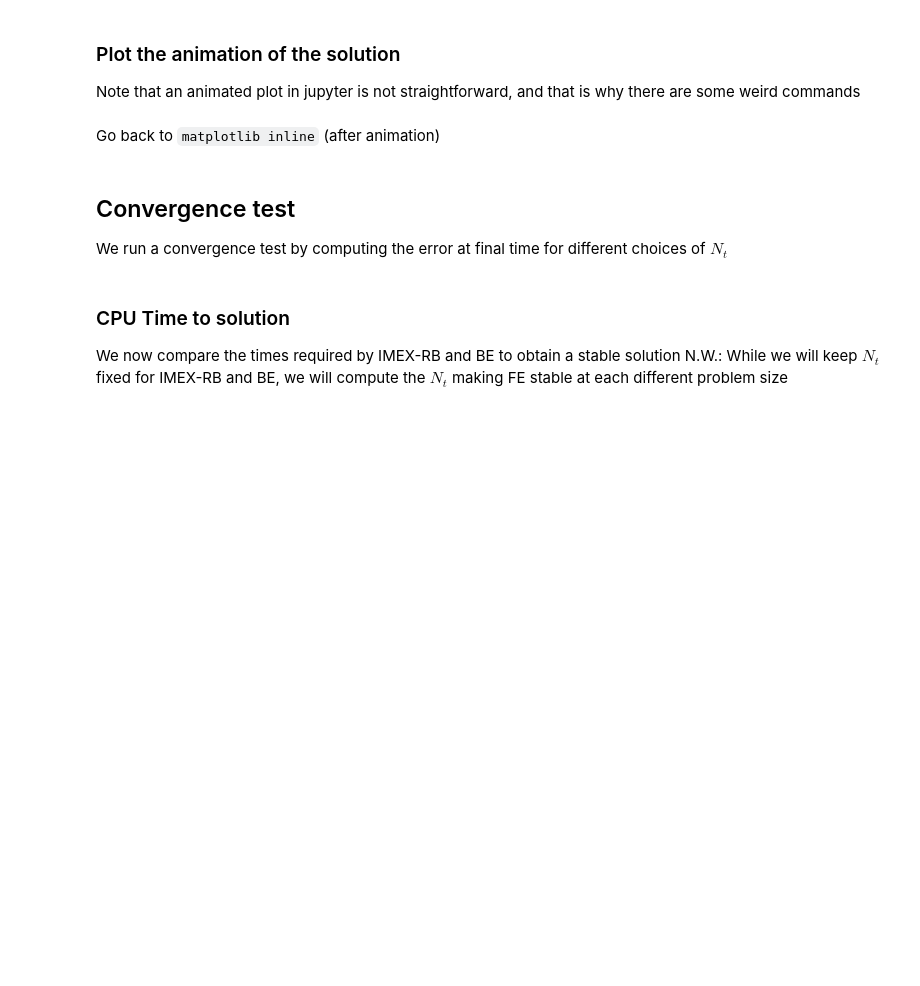
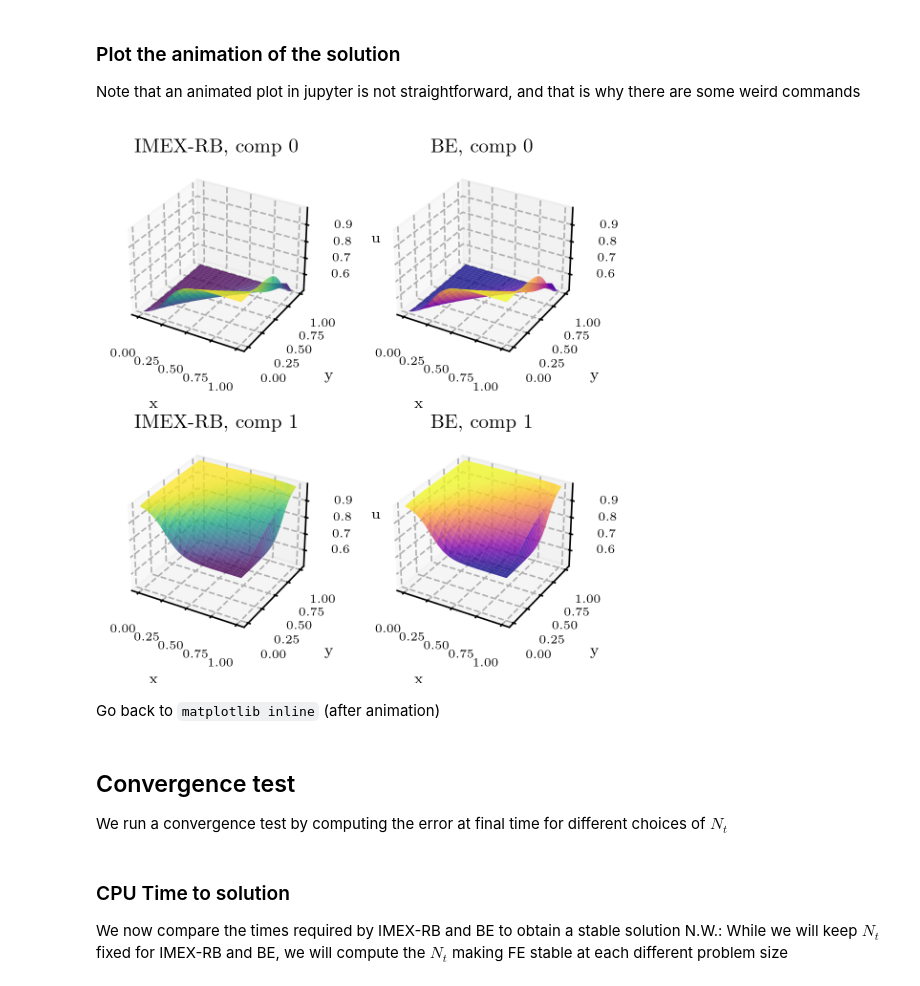
Before and after one commit to Fra-Sala/IMEX-RB, a Jupyter notebook: tutorials/burgers2D.ipynb, the cells around one changed output. Cells and saved outputs as stored; diff of their text form; code cells hidden in the pictures; blank space fills up the shorter version.

```diff
--- a/tutorials/burgers2D.ipynb
+++ b/tutorials/burgers2D.ipynb
@@ -26,8 +26,8 @@ from problemsPDE import Burgers2D
 problem_name = "Burgers2D"
 Lx = 1
 Ly = Lx
-Nx = 3
-Ny = 5
+Nx = 10
+Ny = 20
 mu = 0.01
 t0 = 0.0
 tf = 1.0
@@ -48,7 +44,7 @@ array([0.625     , 0.74951832, 0.74999907, 0.51052193, 0.73947807,
 We now integrate over time, using different schemes. First of all, we define some parameters for the time integration
 # %%
 # Define number of timesteps
-Nt = 200
+Nt = 100
 # Define epsilon for absolute stability condition
 epsilon = 1e-4 # 1.0/np.linalg.cond(problem.A)
 # Define max dimension of subspace before subiterations
@@ -158,3 +117,57 @@ plt.close(fig)
+# %%
+# assuming soldim components, uIMEX and uBE shape = (soldim*N_tot, Nt)
+# assuming uIMEX and uBE shape = (soldim*N_tot, Nt)
+%matplotlib ipympl
+from IPython import display
+import numpy as np
+import matplotlib.pyplot as plt
+
+Y, X = problem.coords
+Ny, Nx = problem.shape
+sdim = problem.soldim
+
+zmin = uBE.min()
+zmax = uBE.max()
+
+fig, axes = plt.subplots(sdim, 2, figsize=(4, 2*sdim),
+                         subplot_kw={'projection': '3d'})
+display_id = display.display("", display_id=True)
+
+for comp in range(sdim):
+    for j, title in enumerate(("IMEX-RB", "BE")):
+        ax = axes[comp, j]
+        ax.set_xlabel("x")
+        ax.set_ylabel("y")
+        ax.set_zlabel(f"u[{comp}]")
+        ax.set_zlim(zmin, zmax)
+        ax.set_title(f"{title}, comp {comp}")
+
+surfs = [[None]*2 for _ in range(sdim)]
+for comp in range(sdim):
+    for j in (0, 1):
+        surfs[comp][j] = axes[comp, j].plot_surface(
+            X, Y, np.zeros((Ny, Nx)), cmap="viridis" if j == 0 else "plasma",
+            alpha=0.8
+        )
+
+for n in range(uIMEX.shape[1])[::10]:
+    for comp in range(sdim):
+        start = comp * Nx * Ny
+        end = (comp + 1) * Nx * Ny
+        Z1 = uIMEX[start:end, n].reshape((Ny, Nx))
+        Z2 = uBE[start:end,   n].reshape((Ny, Nx))
+        for j, Z in enumerate((Z1, Z2)):
+            surfs[comp][j].remove()
+            surfs[comp][j] = axes[comp, j].plot_surface(
+                X, Y, Z,
+                cmap="viridis" if j == 0 else "plasma",
+                alpha=0.8
+            )
+    display_id.update(fig)
+
+plt.close(fig)
+# %% [output]
+[figure, added]
 # %% [markdown]
 Go back to `matplotlib inline` (after animation)
 # %%
```
Also changed, not shown: parts of 5 cells of this notebook, 3 other files.
